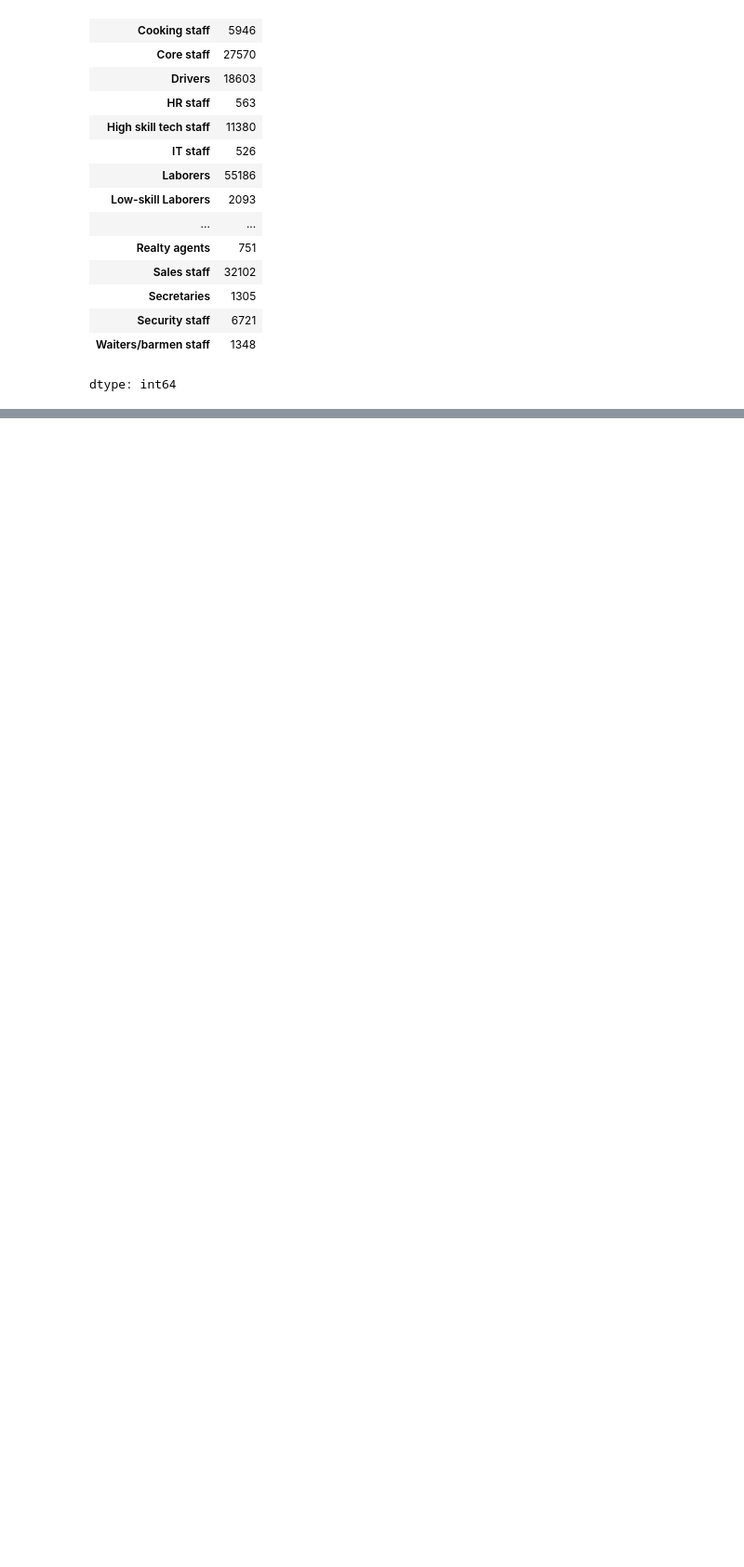
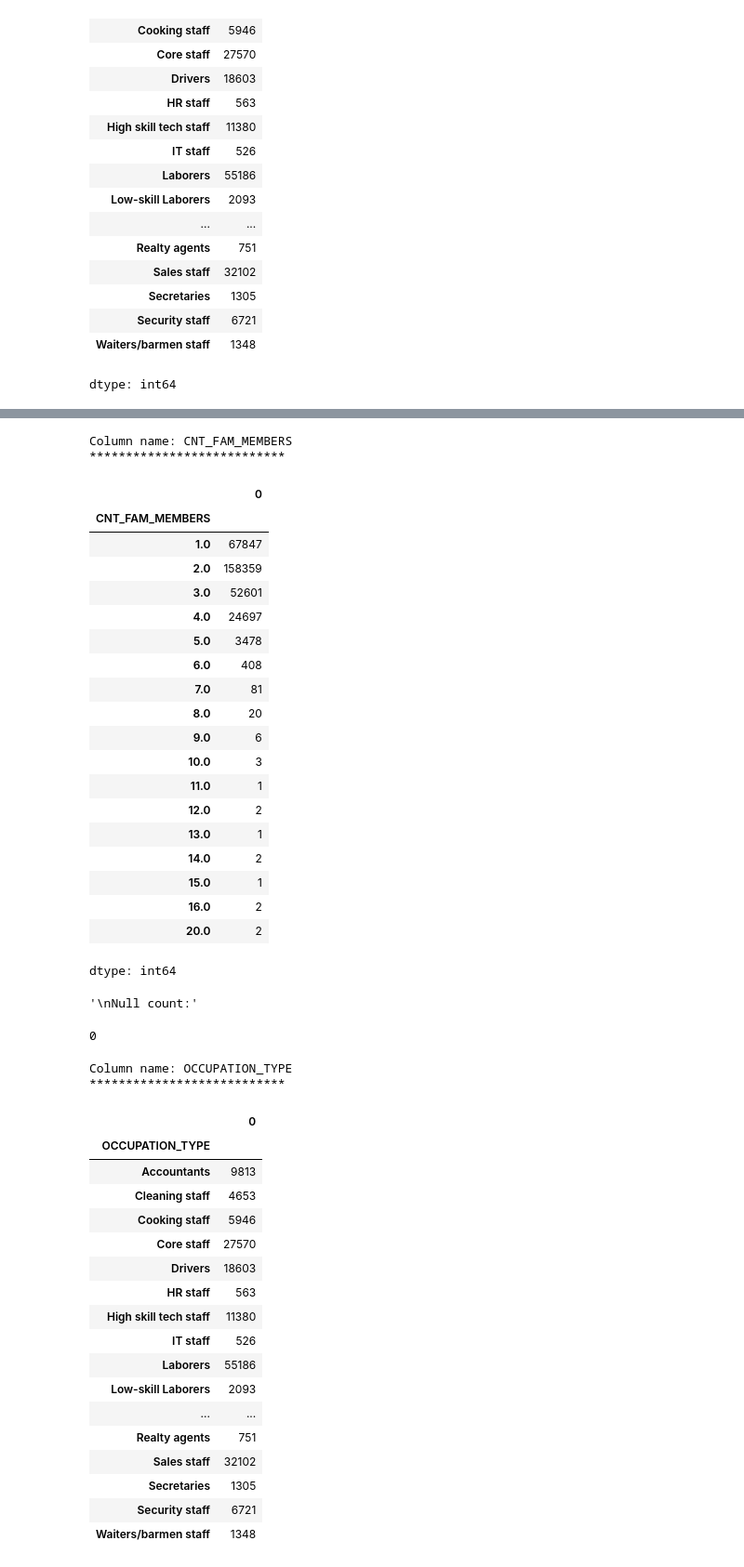
Before and after one commit to htetaunglynn94/portfolio_projects, a Jupyter notebook: eda_on_loan_default.ipynb, the cells around one changed output, grey strips where cells are left out. Shown at 93% size. Saved outputs shown, nothing was run; the diff lists cells and outputs as text; code cells hidden in the pictures; blank space fills up the shorter version.

```diff
--- a/eda_on_loan_default.ipynb
+++ b/eda_on_loan_default.ipynb
@@ -305,0 +308,2 @@ dtype: int64
+# %%
+app_score_col_rmvd['AMT_ANNUITY'] = pd.to_numeric(app_score_col_rmvd['AMT_ANNUITY'], errors='coerce')
@@ -306,2 +313,62 @@ dtype: int64
 # %%
-# cols_to_impute = ['CNT_FAM_MEMBERS','OCCUPATION_TYPE','']
+cols_to_impute = ['CNT_FAM_MEMBERS','OCCUPATION_TYPE','NAME_TYPE_SUITE','AMT_ANNUITY']
+impute_col_types = ['I','O','O','F']
+
+for col, type_ in zip(cols_to_impute, impute_col_types):
+  print("Column name:", col, "\n***************************")
+
+  if (type_ == 'I') | (type_ == 'O'):
+    display(app_score_col_rmvd.groupby(col).size())
+    value = app_score_col_rmvd[col].mode()[0]
+
+  elif type_ == 'F':
+    print("Standard deviation:", app_score_col_rmvd[col].std())
+    value = app_score_col_rmvd[col].mean()
+
+  app_score_col_rmvd[col] = app_score_col_rmvd[col].fillna(value)
+  display("\nNull count:", app_score_col_rmvd[col].isnull().sum())
+# %% [output]
+Column name: CNT_FAM_MEMBERS
+***************************
+|  | 0 |
+| CNT_FAM_MEMBERS |  |
+| 1.0 | 67847 |
+| 2.0 | 158359 |
+| 3.0 | 52601 |
+| 4.0 | 24697 |
+| 5.0 | 3478 |
+| 6.0 | 408 |
+| 7.0 | 81 |
+| 8.0 | 20 |
+| 9.0 | 6 |
+| 10.0 | 3 |
+| 11.0 | 1 |
+| 12.0 | 2 |
+| 13.0 | 1 |
+| 14.0 | 2 |
+| 15.0 | 1 |
+| 16.0 | 2 |
+| 20.0 | 2 |
+dtype: int64
+'\nNull count:'
+0
+Column name: OCCUPATION_TYPE
+***************************
+|  | 0 |
+| OCCUPATION_TYPE |  |
+| Accountants | 9813 |
+| Cleaning staff | 4653 |
+| Cooking staff | 5946 |
+| Core staff | 27570 |
+| Drivers | 18603 |
+| HR staff | 563 |
+| High skill tech staff | 11380 |
+| IT staff | 526 |
+| Laborers | 55186 |
+| Low-skill Laborers | 2093 |
+| ... | ... |
+| Realty agents | 751 |
+| Sales staff | 32102 |
+| Secretaries | 1305 |
+| Security staff | 6721 |
+| Waiters/barmen staff | 1348 |
```
Also changed, not shown: parts of 11 cells of this notebook.
